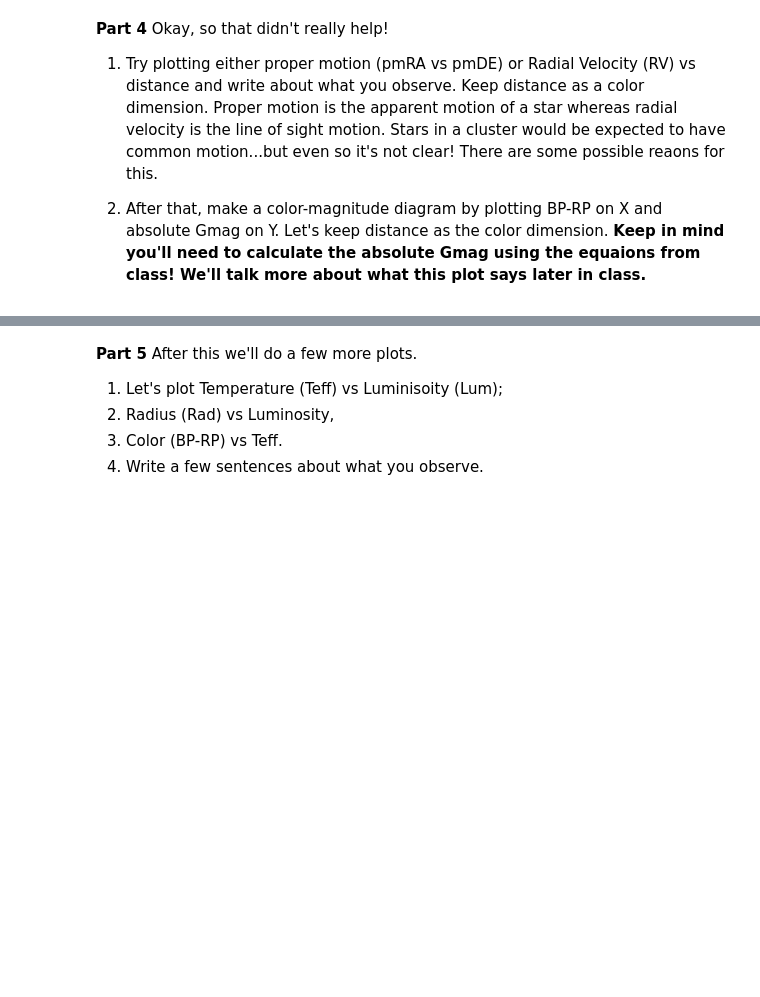
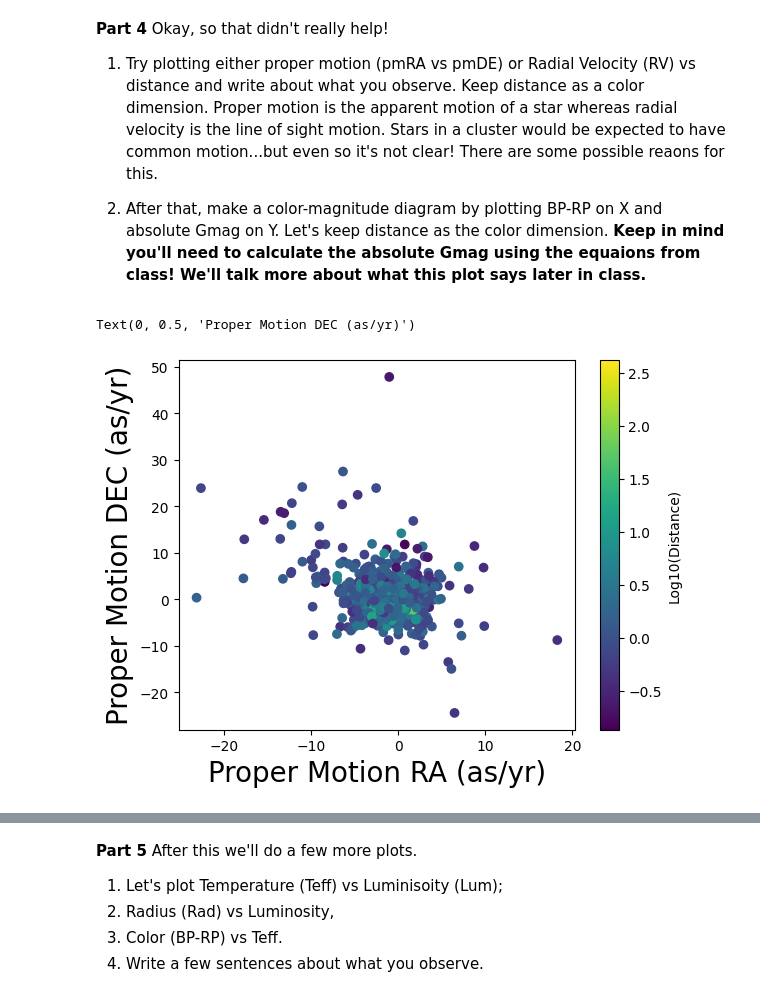
Before and after one commit to HomerTheChicken/PHYS3025Work, a Jupyter notebook: PHYS_3025_Activity_1.ipynb, the cells around one changed output, grey strips where cells are left out. Saved outputs shown, nothing was run; the diff lists cells and outputs as text; code cells hidden in the pictures; blank space fills up the shorter version.

```diff
--- a/PHYS_3025_Activity_1.ipynb
+++ b/PHYS_3025_Activity_1.ipynb
@@ -331,0 +330,4 @@ data_clean=data[data["Plx"]>=0]
+# %%
+distance=1/data_clean["Plx"]
+# distance.rename_column("Plx", "Distance")
+print(distance[0:2],distance[-3:-1])
@@ -356,0 +368,9 @@ Okay, so that didn't really help!
+# %%
+plt.scatter(data_clean["pmDE"],data_clean["pmRA"],c=np.log10(distance)) # plot J-K vs. J
+cbar=plt.colorbar()
+cbar.set_label('Log10(Distance)')
+plt.xlabel("Proper Motion RA (as/yr)", fontsize=20)
+plt.ylabel("Proper Motion DEC (as/yr)", fontsize=20)
+# %% [output]
+Text(0, 0.5, 'Proper Motion DEC (as/yr)')
+[figure, added]
```
Also changed, not shown: parts of 12 cells of this notebook.
